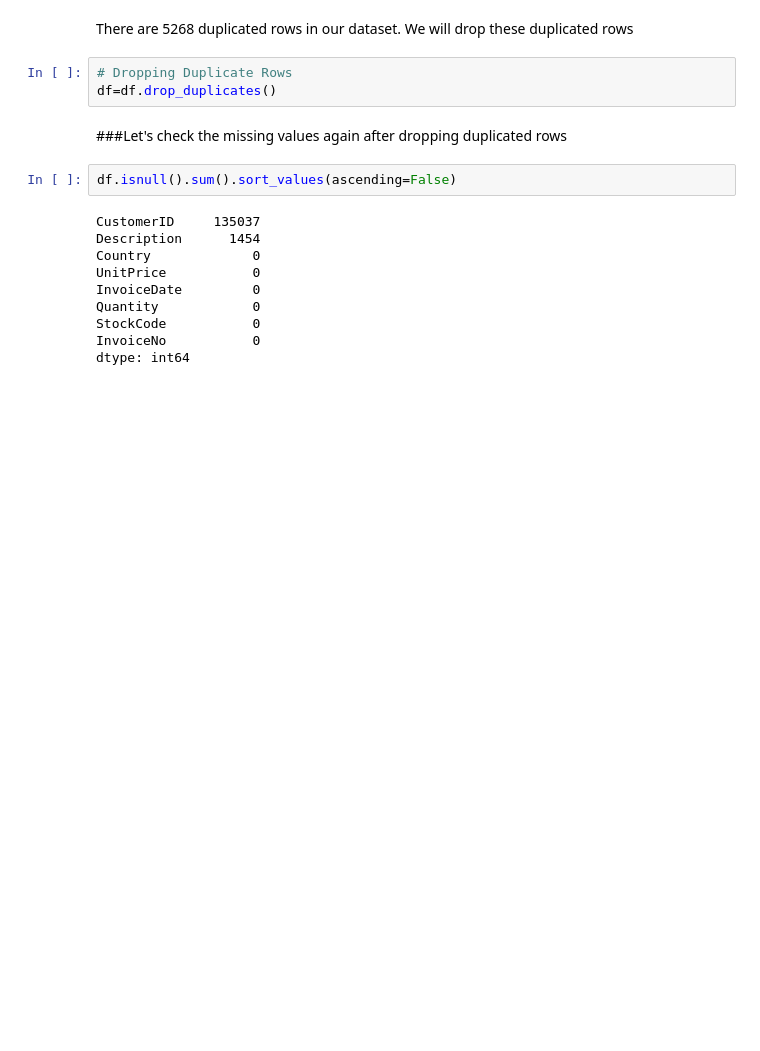
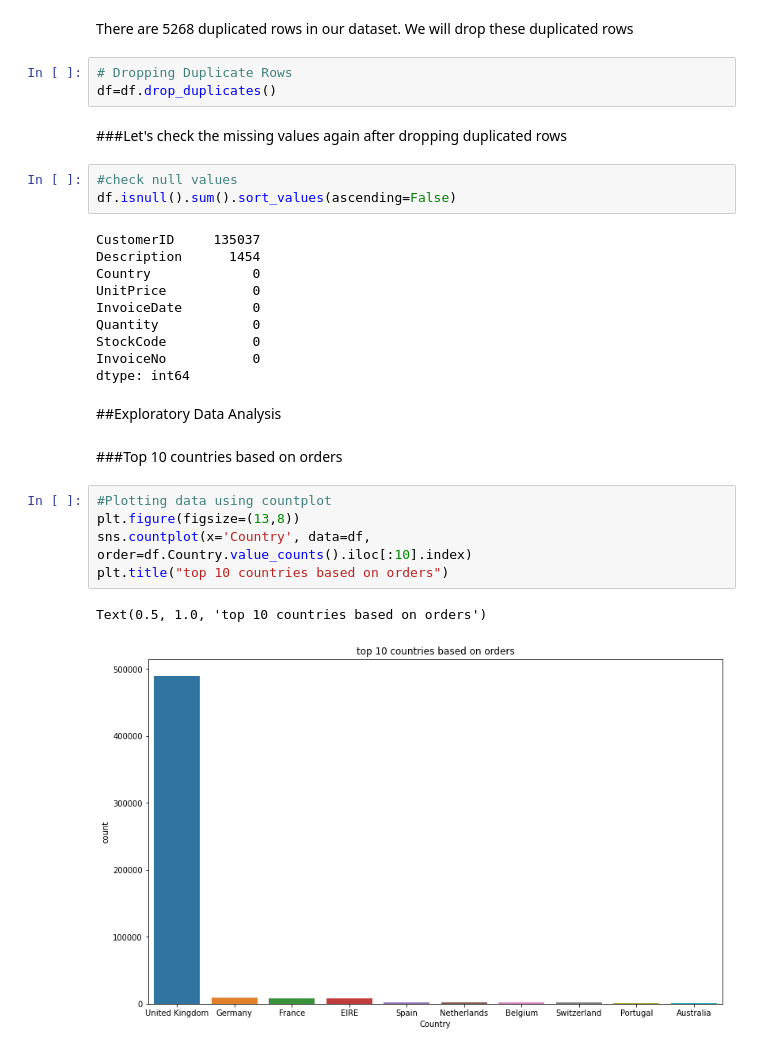
Before and after one commit to Aayushi-Sharma24/Online_Retail_Customer_Segmentation_Unsupervised, a Jupyter notebook: Online_Retail_Customer_Segmentation_Capstone_Project.ipynb, the cells around one changed output. Drawn from its saved outputs; the diff is of its cells as text; blank space fills up the shorter version.

```diff
--- a/Online_Retail_Customer_Segmentation_Capstone_Project.ipynb
+++ b/Online_Retail_Customer_Segmentation_Capstone_Project.ipynb
@@ -151,6 +151,7 @@ df=df.drop_duplicates()
 # %% [markdown]
 ###Let's check the missing values again after dropping duplicated rows
 # %%
+#check null values
 df.isnull().sum().sort_values(ascending=False)
 # %% [output]
 CustomerID     135037
@@ -162,3 +163,15 @@ Quantity            0
 StockCode           0
 InvoiceNo           0
 dtype: int64
+# %% [markdown]
+##Exploratory Data Analysis
+# %% [markdown]
+###Top 10 countries based on orders
+# %%
+#Plotting data using countplot
+plt.figure(figsize=(13,8))
+sns.countplot(x='Country', data=df, order=df.Country.value_counts().iloc[:10].index)
+plt.title("top 10 countries based on orders")
+# %% [output]
+Text(0.5, 1.0, 'top 10 countries based on orders')
+[figure, added]
```
Also changed, not shown: parts of 24 cells of this notebook.
